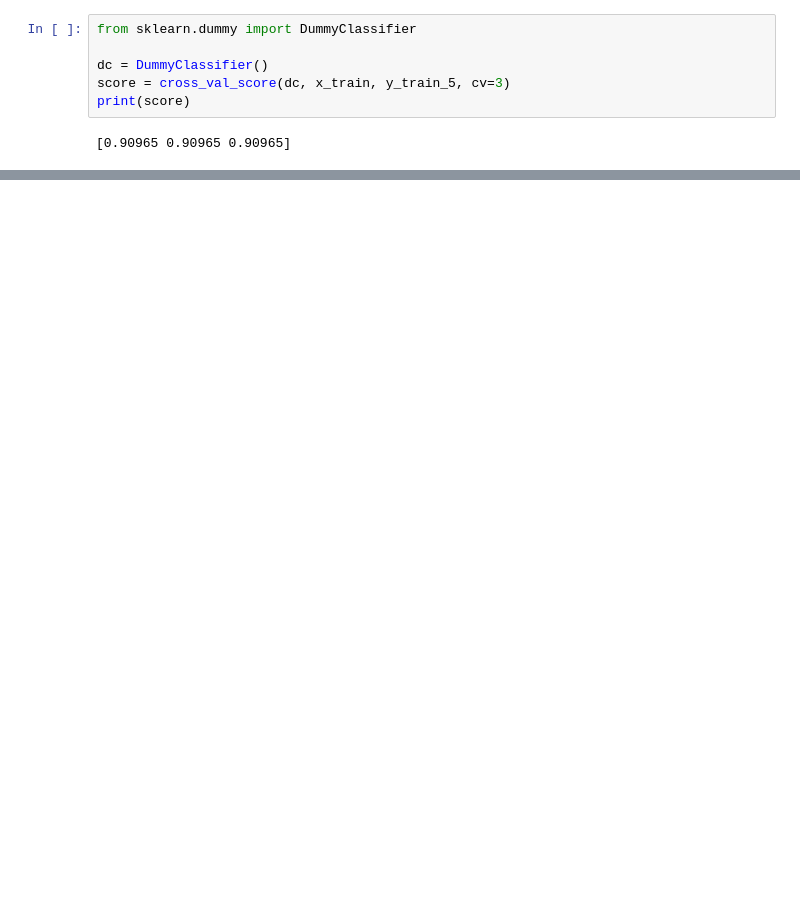
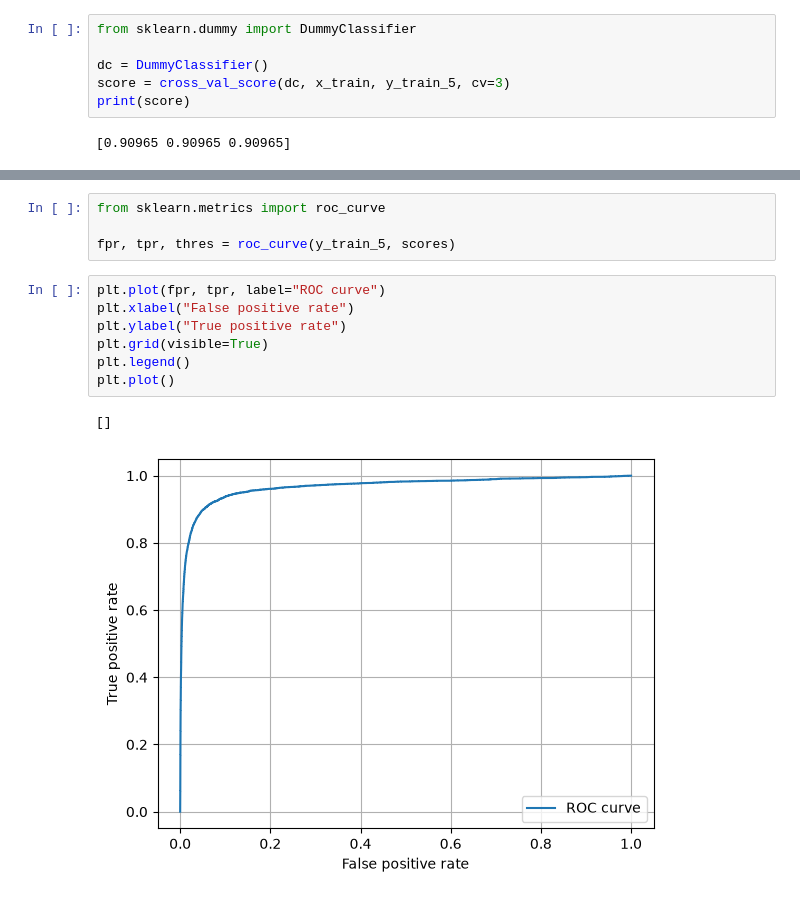
Before and after one commit to maaz-b/classification-problems, a Jupyter notebook: mnist_detector.ipynb, the cells around one changed output, grey strips where cells are left out. Cells and saved outputs as stored; diff of their text form; blank space fills up the shorter version.

```diff
--- a/mnist_detector.ipynb
+++ b/mnist_detector.ipynb
@@ -118,0 +120,14 @@ ValueError: x and y must have same first dimension, but have shapes (25000,) and
+# %%
+from sklearn.metrics import roc_curve
+
+fpr, tpr, thres = roc_curve(y_train_5, scores)
+# %%
+plt.plot(fpr, tpr, label="ROC curve")
+plt.xlabel("False positive rate")
+plt.ylabel("True positive rate")
+plt.grid(visible=True)
+plt.legend()
+plt.plot()
+# %% [output]
+[]
+[figure, added]
```
Also changed, not shown: parts of 15 cells of this notebook.
